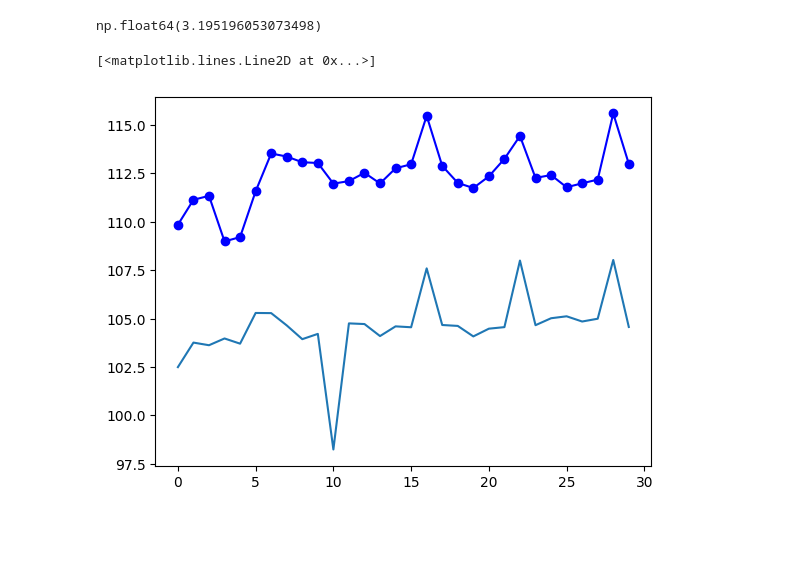
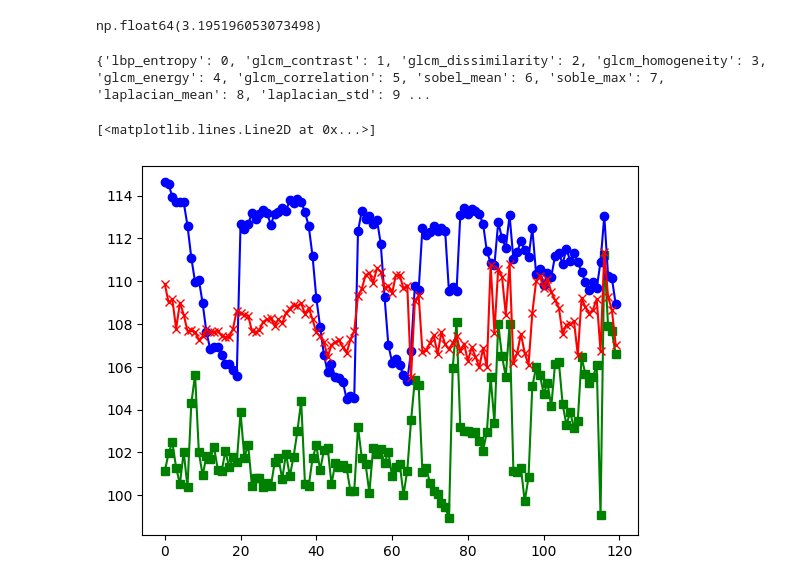
Before and after one commit to pawel21/Computer_vision_for_MAGIC, a Jupyter notebook: notebooks/create_baseline.ipynb, the cells around one changed output. Cells and saved outputs as stored; diff of their text form; code cells hidden in the pictures; blank space fills up the shorter version.

```diff
--- a/notebooks/create_baseline.ipynb
+++ b/notebooks/create_baseline.ipynb
@@ -156,7 +156,7 @@ print(data["feature_names"].shape)
 (145, 249, 11)
 (11,)
 # %%
-f_matrix = feature_matrix[:30, :, :] # data['feature_matrix'][:120, :, :6]
+f_matrix = data['feature_matrix'][:120, :, :] # feature_matrix[:30, :, :] data['feature_matrix'][:120, :, :6]
 baseline_median = np.median(f_matrix, axis=0)
 baseline_mad = np.median(
     np.abs(f_matrix - baseline_median[np.newaxis, :, :]),
@@ -199,9 +199,26 @@ mark_mirrors_on_img(IMG_PATH, p_list)
 new_feature_matrix[17, 0]
 # %% [output]
 np.float64(3.195196053073498)
+# %%
+feature_names = ['lbp_entropy', 'glcm_contrast', 'glcm_dissimilarity',
+                 'glcm_homogeneity', 'glcm_energy', 'glcm_correlation',
+                 "sobel_mean", "soble_max",
+                 "laplacian_mean", "laplacian_std", "edge_density"]
+
+feat_names_dict = {}
+i = 0
+for name in feature_names:
+    feat_names_dict[name] = i
+    i += 1
+
+print(feat_names_dict)
+# %% [output]
+{'lbp_entropy': 0, 'glcm_contrast': 1, 'glcm_dissimilarity': 2, 'glcm_homogeneity': 3, 'glcm_energy': 4, 'glcm_correlation': 5, 'sobel_mean': 6, 'soble_max': 7, 'laplacian_mean': 8, 'laplacian_std': 9 ...
 # %%
-plt.plot(f_matrix[:, 8, 9], 'bo-')
-plt.plot(f_matrix[:, 109, 9])
+feat_id = feat_names_dict['laplacian_std']
+plt.plot(f_matrix[:, 70, feat_id], 'gs-')
+plt.plot(f_matrix[:, 133, feat_id], 'bo-')
+plt.plot(f_matrix[:, 150, feat_id], 'rx-')
 # %% [output]
 [<matplotlib.lines.Line2D at 0x...>]
-[figure, old version]
+[figure, new version]
```
Also changed, not shown: parts of 2 cells of this notebook, 2 other files.
